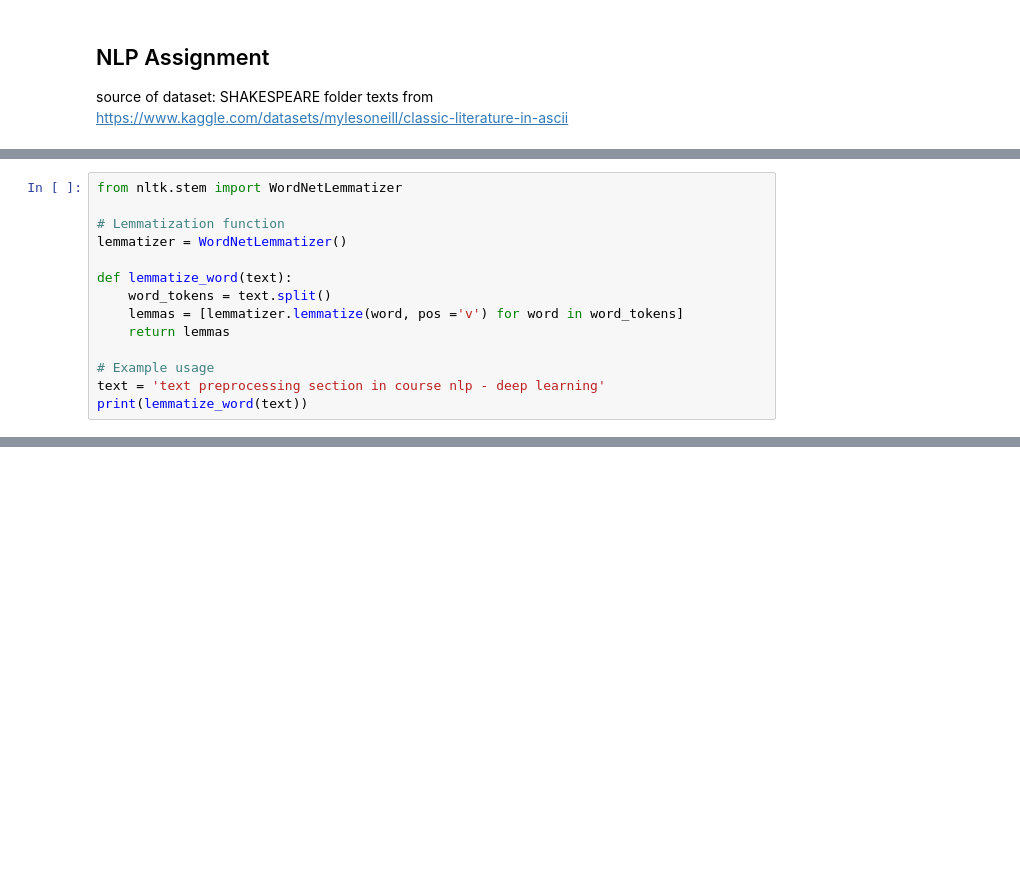
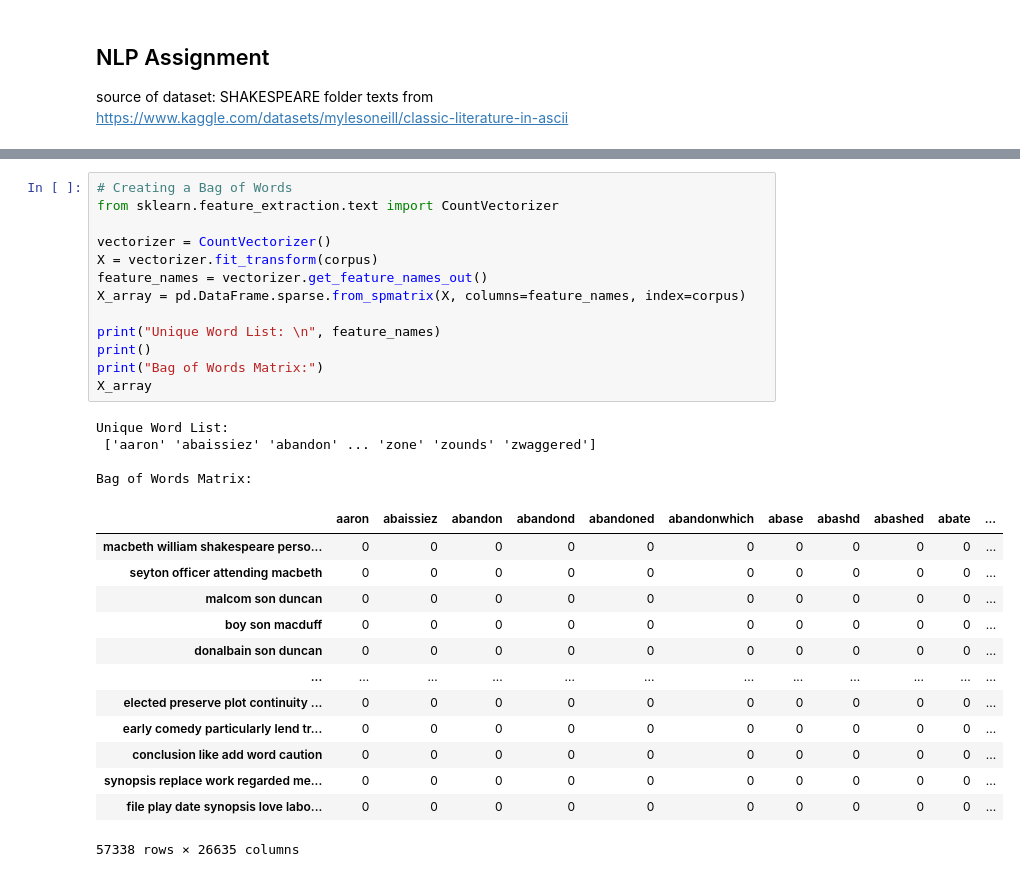
Before and after one commit to Kushagra-o7/NLP_Bootcamp, a Jupyter notebook: NLP_Assignment.ipynb, the cells around one changed output, grey strips where cells are left out. Cells and saved outputs as stored; diff of their text form; blank space fills up the shorter version.

```diff
--- a/NLP_Assignment.ipynb
+++ b/NLP_Assignment.ipynb
@@ -61,16 +65,2 @@ stem_words(text)
-# %%
-from nltk.stem import WordNetLemmatizer
-
-# Lemmatization function
-lemmatizer = WordNetLemmatizer()
-
-def lemmatize_word(text):
-    word_tokens = text.split()
-    lemmas = [lemmatizer.lemmatize(word, pos ='v') for word in word_tokens]
-    return lemmas
-
-# Example usage
-text = 'text preprocessing section in course nlp - deep learning'
-print(lemmatize_word(text))
 # %%
 
@@ -111,0 +149,31 @@ print(tokens)
+# %%
+# Creating a Bag of Words
+from sklearn.feature_extraction.text import CountVectorizer
+
+vectorizer = CountVectorizer()
+X = vectorizer.fit_transform(corpus)
+feature_names = vectorizer.get_feature_names_out()
+X_array = pd.DataFrame.sparse.from_spmatrix(X, columns=feature_names, index=corpus)
+
+print("Unique Word List: \n", feature_names)
+print()
+print("Bag of Words Matrix:")
+X_array
+# %% [output]
+Unique Word List:
+ ['aaron' 'abaissiez' 'abandon' ... 'zone' 'zounds' 'zwaggered']
+
+Bag of Words Matrix:
+|  | aaron | abaissiez | abandon | abandond | abandoned | abandonwhich | abase | abashd | abashed | abate | ... |
+| macbeth william shakespeare perso... | 0 | 0 | 0 | 0 | 0 | 0 | 0 | 0 | 0 | 0 | ... |
+| seyton officer attending macbeth | 0 | 0 | 0 | 0 | 0 | 0 | 0 | 0 | 0 | 0 | ... |
+| malcom son duncan | 0 | 0 | 0 | 0 | 0 | 0 | 0 | 0 | 0 | 0 | ... |
+| boy son macduff | 0 | 0 | 0 | 0 | 0 | 0 | 0 | 0 | 0 | 0 | ... |
+| donalbain son duncan | 0 | 0 | 0 | 0 | 0 | 0 | 0 | 0 | 0 | 0 | ... |
+| ... | ... | ... | ... | ... | ... | ... | ... | ... | ... | ... | ... |
+| elected preserve plot continuity ... | 0 | 0 | 0 | 0 | 0 | 0 | 0 | 0 | 0 | 0 | ... |
+| early comedy particularly lend tr... | 0 | 0 | 0 | 0 | 0 | 0 | 0 | 0 | 0 | 0 | ... |
+| conclusion like add word caution | 0 | 0 | 0 | 0 | 0 | 0 | 0 | 0 | 0 | 0 | ... |
+| synopsis replace work regarded me... | 0 | 0 | 0 | 0 | 0 | 0 | 0 | 0 | 0 | 0 | ... |
+| file play date synopsis love labo... | 0 | 0 | 0 | 0 | 0 | 0 | 0 | 0 | 0 | 0 | ... |
+57338 rows × 26635 columns
```
Also changed, not shown: parts of 13 cells of this notebook.
